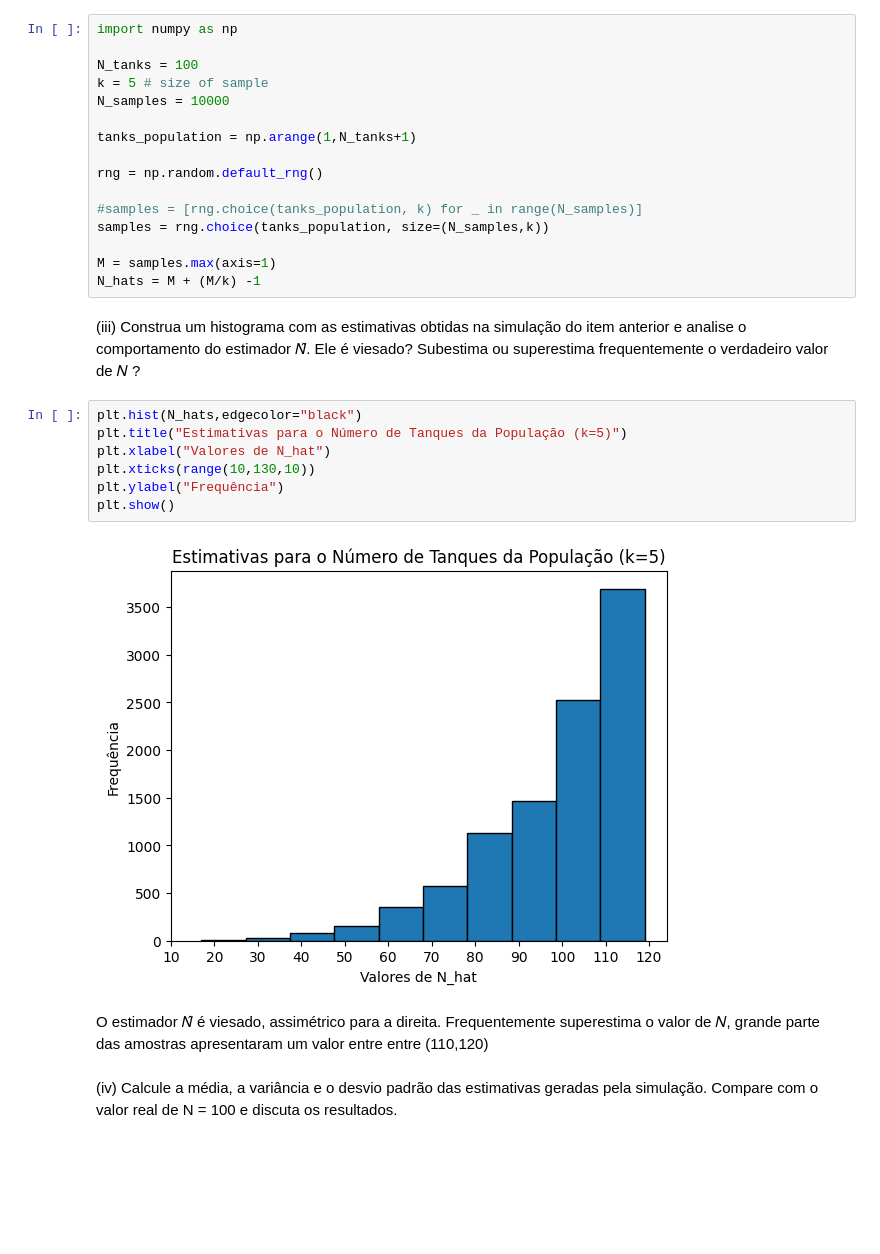
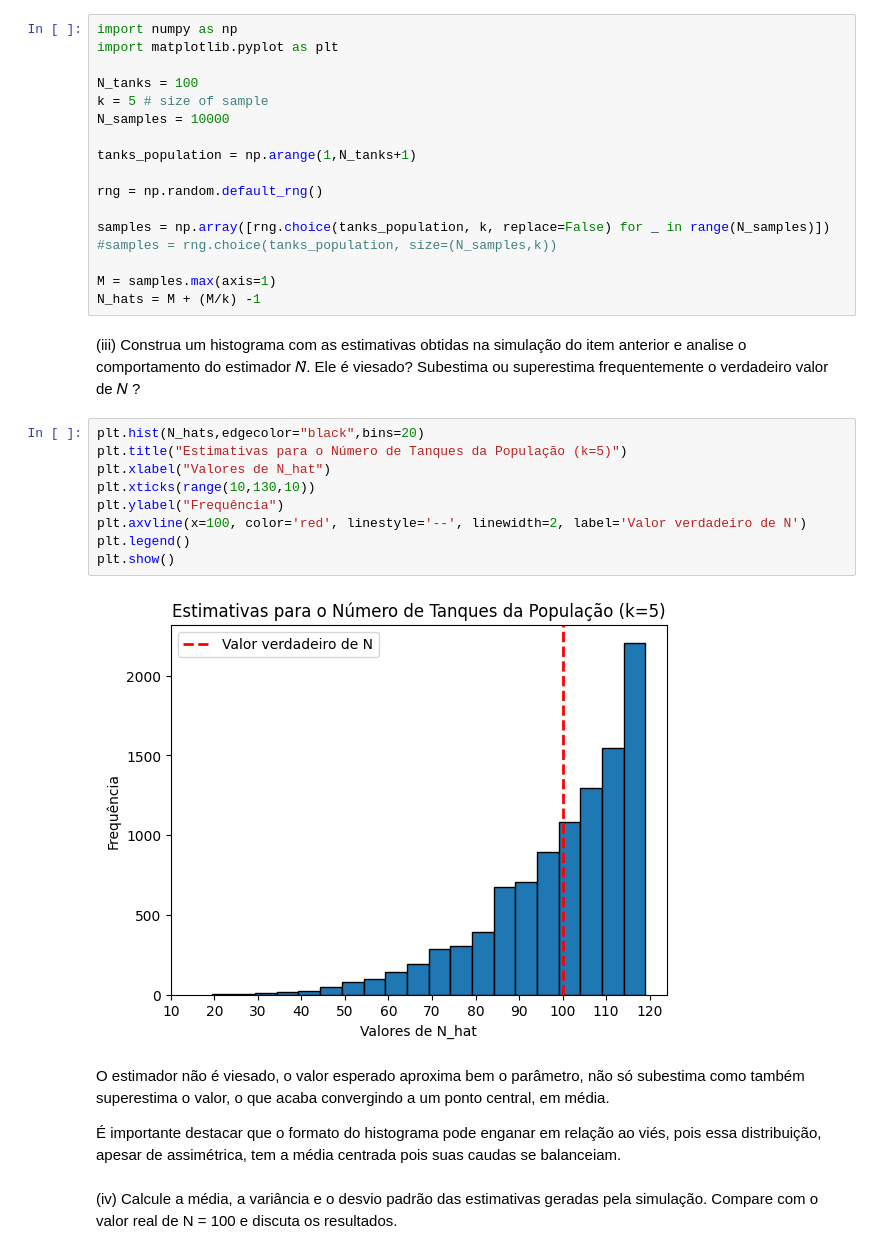
Before and after one commit to stepsbtw/Statistical-Inference, a Jupyter notebook: GCC1625_T1_CAIO_PASSOS_TORKST_FERREIRA.ipynb, the cells around one changed output. Cells and saved outputs as stored; diff of their text form; blank space fills up the shorter version.

```diff
--- a/GCC1625_T1_CAIO_PASSOS_TORKST_FERREIRA.ipynb
+++ b/GCC1625_T1_CAIO_PASSOS_TORKST_FERREIRA.ipynb
@@ -175,6 +175,7 @@ esse processo muitas vezes (por exemplo, 10.000 vezes) e registre as
 estimativas 𝑁̂ em cada simulação.
 # %%
 import numpy as np
+import matplotlib.pyplot as plt
 
 N_tanks = 100
 k = 5 # size of sample
@@ -184,8 +185,8 @@ tanks_population = np.arange(1,N_tanks+1)
 
 rng = np.random.default_rng()
 
-#samples = [rng.choice(tanks_population, k) for _ in range(N_samples)]
-samples = rng.choice(tanks_population, size=(N_samples,k))
+samples = np.array([rng.choice(tanks_population, k, replace=False) for _ in range(N_samples)])
+#samples = rng.choice(tanks_population, size=(N_samples,k))
 
 M = samples.max(axis=1)
 N_hats = M + (M/k) -1
@@ -194,16 +195,20 @@ N_hats = M + (M/k) -1
 item anterior e analise o comportamento do estimador 𝑁̂. Ele é viesado? Subestima ou superestima frequentemente o verdadeiro valor de
 𝑁 ?
 # %%
-plt.hist(N_hats,edgecolor="black")
+plt.hist(N_hats,edgecolor="black",bins=20)
 plt.title("Estimativas para o Número de Tanques da População (k=5)")
 plt.xlabel("Valores de N_hat")
 plt.xticks(range(10,130,10))
 plt.ylabel("Frequência")
+plt.axvline(x=100, color='red', linestyle='--', linewidth=2, label='Valor verdadeiro de N')
+plt.legend()
 plt.show()
 # %% [output]
-[figure, old version]
+[figure, new version]
-# %% [markdown]
-O estimador 𝑁̂ é viesado, assimétrico para a direita. Frequentemente superestima o valor de 𝑁, grande parte das amostras apresentaram um valor entre entre (110,120)
+# %% [markdown]
+O estimador não é viesado, o valor esperado aproxima bem o parâmetro, não só subestima como também superestima o valor, o que acaba convergindo a um ponto central, em média.
+
+É importante destacar que o formato do histograma pode enganar em relação ao viés, pois essa distribuição, apesar de assimétrica, tem a média centrada pois suas caudas se balanceiam.
 # %% [markdown]
 (iv) Calcule a média, a variância e o desvio padrão das estimativas geradas pela simulação. Compare com o valor real de N = 100 e discuta os
 resultados.
```
Also changed, not shown: parts of 21 cells of this notebook.
